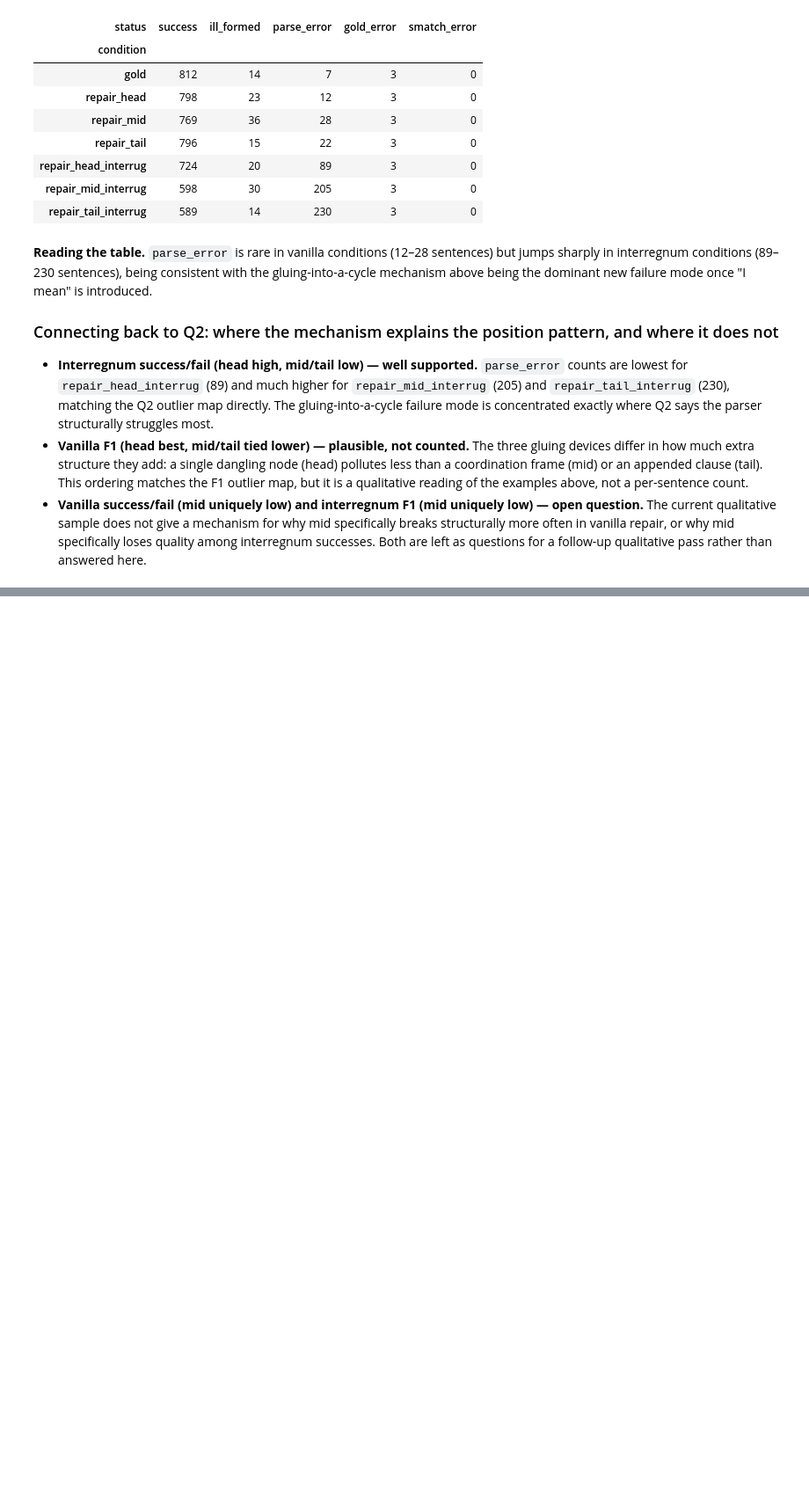
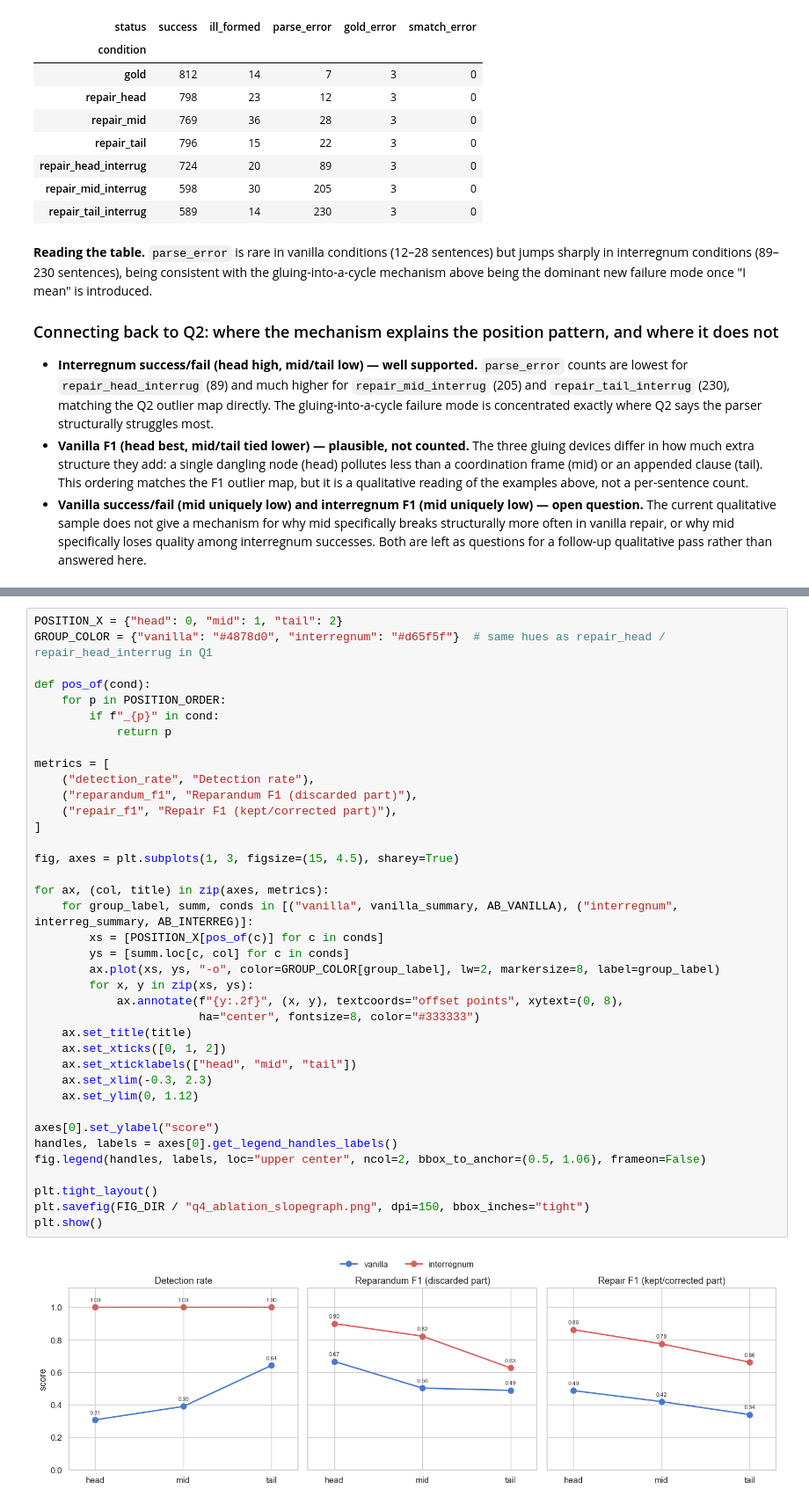
Before and after one commit to hongxuzhou/lct_master_project, a Jupyter notebook: colloquium_prep/pilot_eval/v2_pilot_eval_run/analysis/pilot_report.ipynb, the cells around one changed output, grey strips where cells are left out. Shown at 88% size. Saved outputs shown, nothing was run; the diff lists cells and outputs as text; blank space fills up the shorter version.

Commit message:
Revise pilot study -- add ablation

```diff
--- a/colloquium_prep/pilot_eval/v2_pilot_eval_run/analysis/pilot_report.ipynb
+++ b/colloquium_prep/pilot_eval/v2_pilot_eval_run/analysis/pilot_report.ipynb
@@ -401,0 +453,40 @@ status_counts
+# %%
+POSITION_X = {"head": 0, "mid": 1, "tail": 2}
+GROUP_COLOR = {"vanilla": "#4878d0", "interregnum": "#d65f5f"}  # same hues as repair_head / repair_head_interrug in Q1
+
+def pos_of(cond):
+    for p in POSITION_ORDER:
+        if f"_{p}" in cond:
+            return p
+
+metrics = [
+    ("detection_rate", "Detection rate"),
+    ("reparandum_f1", "Reparandum F1 (discarded part)"),
+    ("repair_f1", "Repair F1 (kept/corrected part)"),
+]
+
+fig, axes = plt.subplots(1, 3, figsize=(15, 4.5), sharey=True)
+
+for ax, (col, title) in zip(axes, metrics):
+    for group_label, summ, conds in [("vanilla", vanilla_summary, AB_VANILLA), ("interregnum", interreg_summary, AB_INTERREG)]:
+        xs = [POSITION_X[pos_of(c)] for c in conds]
+        ys = [summ.loc[c, col] for c in conds]
+        ax.plot(xs, ys, "-o", color=GROUP_COLOR[group_label], lw=2, markersize=8, label=group_label)
+        for x, y in zip(xs, ys):
+            ax.annotate(f"{y:.2f}", (x, y), textcoords="offset points", xytext=(0, 8),
+                        ha="center", fontsize=8, color="#333333")
+    ax.set_title(title)
+    ax.set_xticks([0, 1, 2])
+    ax.set_xticklabels(["head", "mid", "tail"])
+    ax.set_xlim(-0.3, 2.3)
+    ax.set_ylim(0, 1.12)
+
+axes[0].set_ylabel("score")
+handles, labels = axes[0].get_legend_handles_labels()
+fig.legend(handles, labels, loc="upper center", ncol=2, bbox_to_anchor=(0.5, 1.06), frameon=False)
+
+plt.tight_layout()
+plt.savefig(FIG_DIR / "q4_ablation_slopegraph.png", dpi=150, bbox_inches="tight")
+plt.show()
+# %% [output]
+[figure, added]
```
Also changed, not shown: parts of 6 cells of this notebook, 1 other file.
